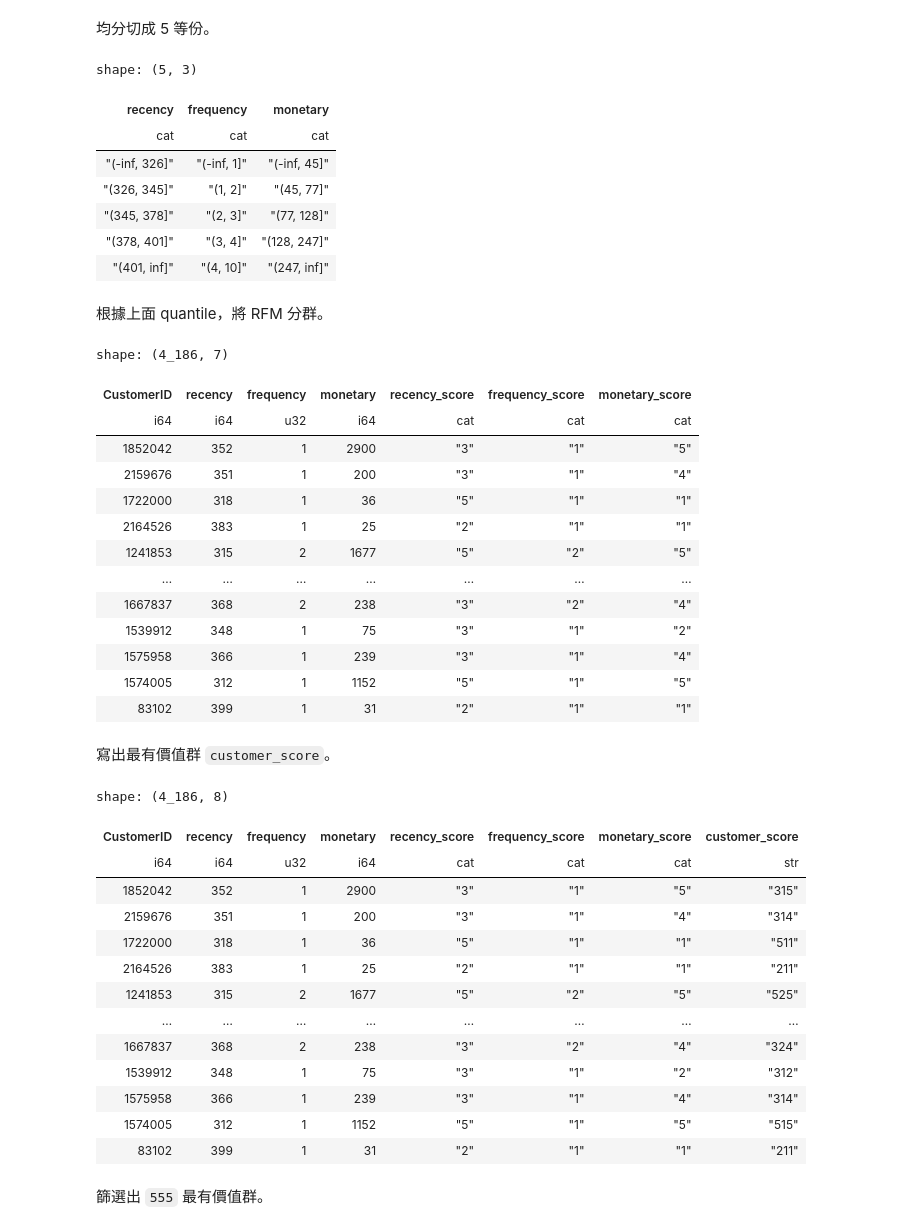
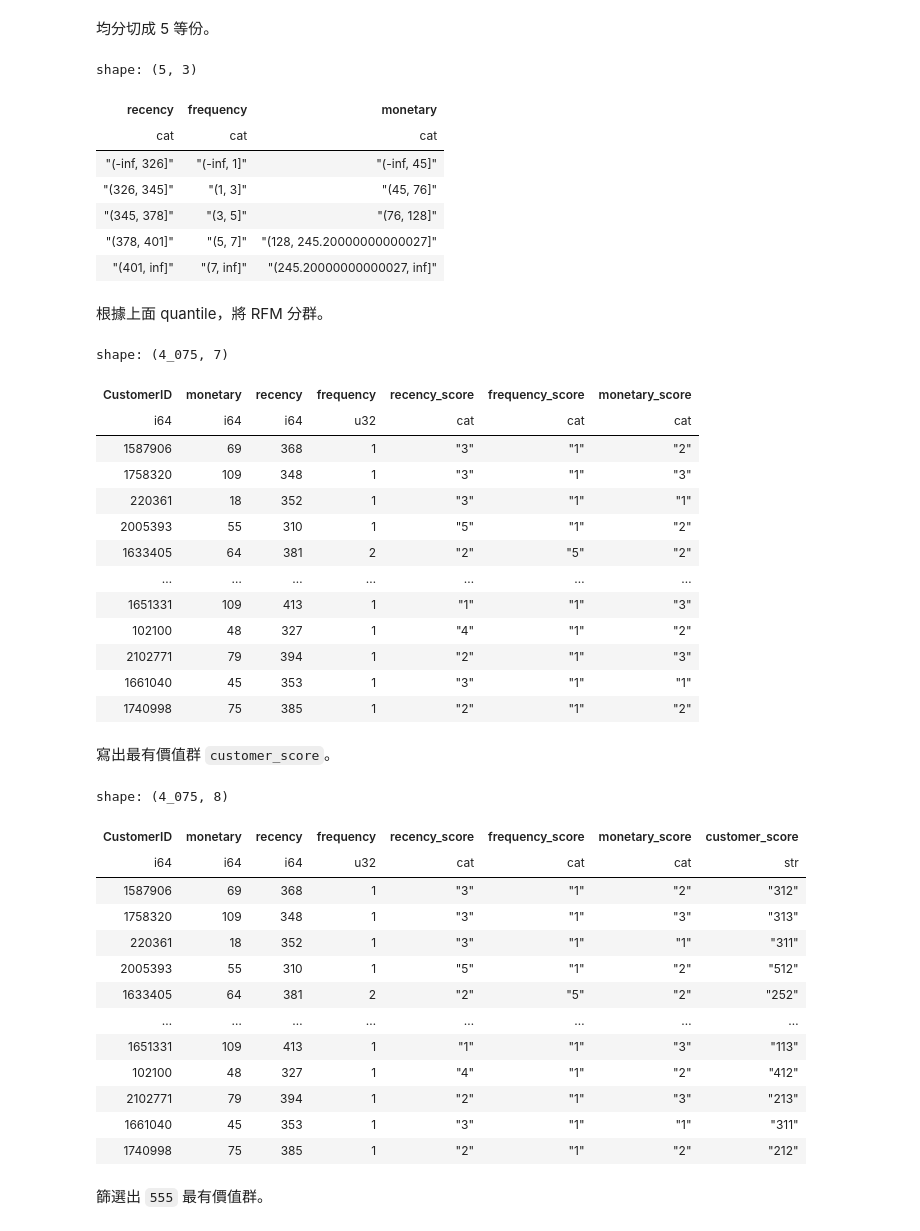
Before and after one commit to pan93412/nkust-homework, a Jupyter notebook: semester-5/business-platform-design/hw10/hw10-polars.ipynb, the cells around one changed output. Saved outputs shown, nothing was run; the diff lists cells and outputs as text; code cells hidden in the pictures.

```diff
--- a/semester-5/business-platform-design/hw10/hw10-polars.ipynb
+++ b/semester-5/business-platform-design/hw10/hw10-polars.ipynb
@@ -46,5 +46,5 @@ shape: (9, 11)
 # %%
-df.drop_in_place("AGE_GROUP")
+df = df.drop_nulls()
 
 df.describe()
 # %% [output]
@@ -110,10 +110,10 @@ from datetime import datetime
 today = datetime(2001, 12, 31)
 # %%
 rfm_df = df.group_by(pl.col("CUSTOMER_ID").alias("CustomerID")).agg(
+    monetary=pl.col("SALES_FIGURE").sum(),
     recency=(today - pl.col("TRANSACTION_DT").max()).dt.total_days(),
     frequency=pl.col("TRANSACTION_DT").n_unique(),
-    monetary=pl.col("SALES_FIGURE").sum(),
 )
 
-rfm_df
+rfm_df.sort("CustomerID")
 # %% [output]
@@ -163,7 +169,7 @@ pl.DataFrame(
     {
         "recency": rfm_df["recency"].qcut(5).unique(),
         # 不是均分，但可以確保維持 5 組
-        "frequency": rfm_df["frequency"].qcut([0, 0.9, 0.99, 0.995, 1]).unique(),
+        "frequency": rfm_df["frequency"].cut([1, 3, 5, 7]).unique(),
         "monetary": rfm_df["monetary"].qcut(5).unique(),
     }
 )
@@ -172,40 +178,41 @@ shape: (5, 3)
 | recency | frequency | monetary |
 | cat | cat | cat |
 | "(-inf, 326]" | "(-inf, 1]" | "(-inf, 45]" |
-| "(326, 345]" | "(1, 2]" | "(45, 77]" |
-| "(345, 378]" | "(2, 3]" | "(77, 128]" |
-| "(378, 401]" | "(3, 4]" | "(128, 247]" |
-| "(401, inf]" | "(4, 10]" | "(247, inf]" |
+| "(326, 345]" | "(1, 3]" | "(45, 76]" |
+| "(345, 378]" | "(3, 5]" | "(76, 128]" |
+| "(378, 401]" | "(5, 7]" | "(128, 245.20000000000027]" |
+| "(401, inf]" | "(7, inf]" | "(245.20000000000027, inf]" |
 # %% [markdown]
 根據上面 quantile，將 RFM 分群。
 # %%
 rfm_df = rfm_df.with_columns(
     # Recency 分數（越小越好）
     recency_score=pl.col("recency").qcut(5, labels=["5", "4", "3", "2", "1"]),
     # Frequency 分數（越大越好）
+    # FIXME: qcut allow duplicates
     frequency_score=pl.col("frequency").qcut(
-        [0, 0.9, 0.99, 0.995], labels=["1", "2", "3", "4", "5"]
+        5, labels=["1", "2", "3", "4", "5"], allow_duplicates=True
     ),
     # Monetary 分數（越大越好）
     monetary_score=pl.col("monetary").qcut(5, labels=["1", "2", "3", "4", "5"]),
 )
 
 rfm_df
 # %% [output]
-shape: (4_186, 7)
+shape: (4_075, 7)
-| CustomerID | recency | frequency | monetary | recency_score | frequency_score | monetary_score |
-| i64 | i64 | u32 | i64 | cat | cat | cat |
-| 1852042 | 352 | 1 | 2900 | "3" | "1" | "5" |
-| 2159676 | 351 | 1 | 200 | "3" | "1" | "4" |
-| 1722000 | 318 | 1 | 36 | "5" | "1" | "1" |
-| 2164526 | 383 | 1 | 25 | "2" | "1" | "1" |
-| 1241853 | 315 | 2 | 1677 | "5" | "2" | "5" |
+| CustomerID | monetary | recency | frequency | recency_score | frequency_score | monetary_score |
+| i64 | i64 | i64 | u32 | cat | cat | cat |
+| 1587906 | 69 | 368 | 1 | "3" | "1" | "2" |
+| 1758320 | 109 | 348 | 1 | "3" | "1" | "3" |
+| 220361 | 18 | 352 | 1 | "3" | "1" | "1" |
+| 2005393 | 55 | 310 | 1 | "5" | "1" | "2" |
+| 1633405 | 64 | 381 | 2 | "2" | "5" | "2" |
 | … | … | … | … | … | … | … |
-| 1667837 | 368 | 2 | 238 | "3" | "2" | "4" |
-| 1539912 | 348 | 1 | 75 | "3" | "1" | "2" |
-| 1575958 | 366 | 1 | 239 | "3" | "1" | "4" |
-| 1574005 | 312 | 1 | 1152 | "5" | "1" | "5" |
-| 83102 | 399 | 1 | 31 | "2" | "1" | "1" |
+| 1651331 | 109 | 413 | 1 | "1" | "1" | "3" |
+| 102100 | 48 | 327 | 1 | "4" | "1" | "2" |
+| 2102771 | 79 | 394 | 1 | "2" | "1" | "3" |
+| 1661040 | 45 | 353 | 1 | "3" | "1" | "1" |
+| 1740998 | 75 | 385 | 1 | "2" | "1" | "2" |
 # %% [markdown]
 寫出最有價值群 `customer_score`。
 # %%
@@ -217,20 +224,20 @@ rfm_df = rfm_df.with_columns(
 
 rfm_df
 # %% [output]
-shape: (4_186, 8)
+shape: (4_075, 8)
-| CustomerID | recency | frequency | monetary | recency_score | frequency_score | monetary_score | customer_score |
-| i64 | i64 | u32 | i64 | cat | cat | cat | str |
-| 1852042 | 352 | 1 | 2900 | "3" | "1" | "5" | "315" |
-| 2159676 | 351 | 1 | 200 | "3" | "1" | "4" | "314" |
-| 1722000 | 318 | 1 | 36 | "5" | "1" | "1" | "511" |
-| 2164526 | 383 | 1 | 25 | "2" | "1" | "1" | "211" |
-| 1241853 | 315 | 2 | 1677 | "5" | "2" | "5" | "525" |
+| CustomerID | monetary | recency | frequency | recency_score | frequency_score | monetary_score | customer_score |
+| i64 | i64 | i64 | u32 | cat | cat | cat | str |
+| 1587906 | 69 | 368 | 1 | "3" | "1" | "2" | "312" |
+| 1758320 | 109 | 348 | 1 | "3" | "1" | "3" | "313" |
+| 220361 | 18 | 352 | 1 | "3" | "1" | "1" | "311" |
+| 2005393 | 55 | 310 | 1 | "5" | "1" | "2" | "512" |
+| 1633405 | 64 | 381 | 2 | "2" | "5" | "2" | "252" |
 | … | … | … | … | … | … | … | … |
-| 1667837 | 368 | 2 | 238 | "3" | "2" | "4" | "324" |
-| 1539912 | 348 | 1 | 75 | "3" | "1" | "2" | "312" |
-| 1575958 | 366 | 1 | 239 | "3" | "1" | "4" | "314" |
-| 1574005 | 312 | 1 | 1152 | "5" | "1" | "5" | "515" |
-| 83102 | 399 | 1 | 31 | "2" | "1" | "1" | "211" |
+| 1651331 | 109 | 413 | 1 | "1" | "1" | "3" | "113" |
+| 102100 | 48 | 327 | 1 | "4" | "1" | "2" | "412" |
+| 2102771 | 79 | 394 | 1 | "2" | "1" | "3" | "213" |
+| 1661040 | 45 | 353 | 1 | "3" | "1" | "1" | "311" |
+| 1740998 | 75 | 385 | 1 | "2" | "1" | "2" | "212" |
 # %% [markdown]
 篩選出 `555` 最有價值群。
 # %%
```
Also changed, not shown: parts of 30 cells of this notebook.
